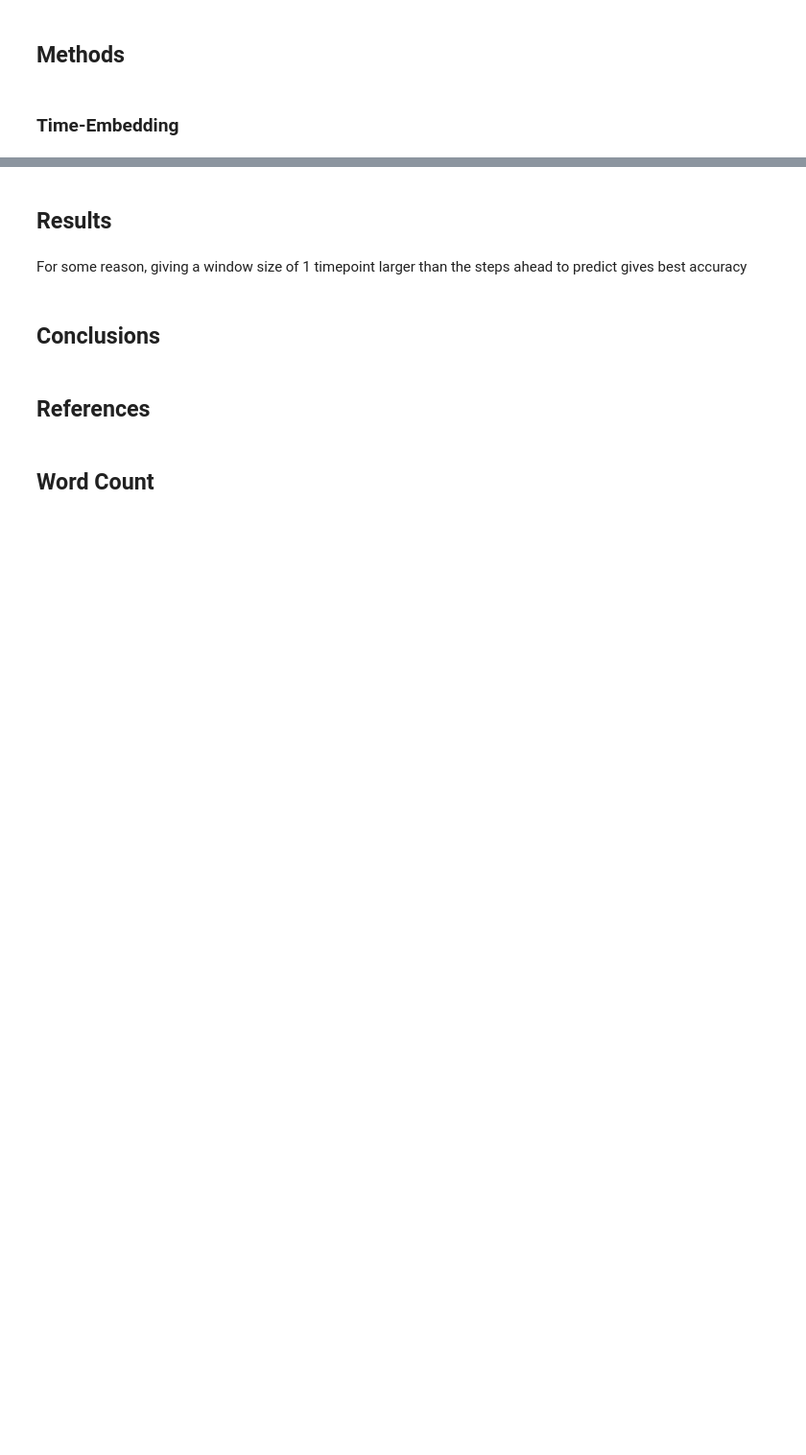
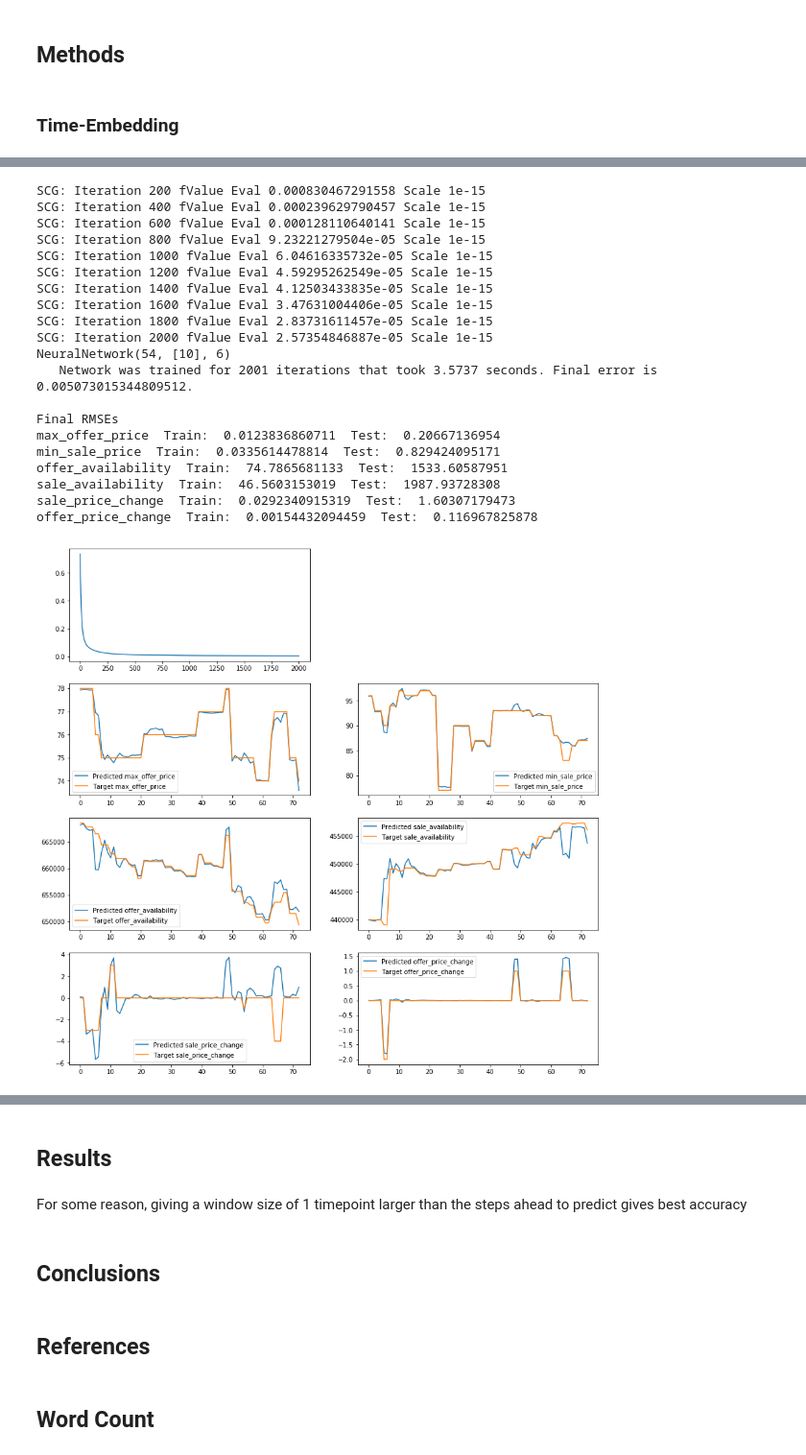
Before and after one commit to vicweeks/CS445-TermProject, a Jupyter notebook: TermProject.ipynb, the cells around one changed output, grey strips where cells are left out. Shown at 96% size. Drawn from its saved outputs; the diff is of its cells as text; code cells hidden in the pictures; blank space fills up the shorter version.

```diff
--- a/TermProject.ipynb
+++ b/TermProject.ipynb
@@ -211,0 +271,24 @@ NeuralNetwork(54, [10, 10, 10], 6)
+# %%
+compareItemToMarket(itemID=19718, allItems=False)
+# %% [output]
+SCG: Iteration 200 fValue Eval 0.000830467291558 Scale 1e-15
+SCG: Iteration 400 fValue Eval 0.000239629790457 Scale 1e-15
+SCG: Iteration 600 fValue Eval 0.000128110640141 Scale 1e-15
+SCG: Iteration 800 fValue Eval 9.23221279504e-05 Scale 1e-15
+SCG: Iteration 1000 fValue Eval 6.04616335732e-05 Scale 1e-15
+SCG: Iteration 1200 fValue Eval 4.59295262549e-05 Scale 1e-15
+SCG: Iteration 1400 fValue Eval 4.12503433835e-05 Scale 1e-15
+SCG: Iteration 1600 fValue Eval 3.47631004406e-05 Scale 1e-15
+SCG: Iteration 1800 fValue Eval 2.83731611457e-05 Scale 1e-15
+SCG: Iteration 2000 fValue Eval 2.57354846887e-05 Scale 1e-15
+NeuralNetwork(54, [10], 6)
+   Network was trained for 2001 iterations that took 3.5737 seconds. Final error is 0.005073015344809512.
+
+Final RMSEs
+max_offer_price  Train:  0.0123836860711  Test:  0.20667136954
+min_sale_price  Train:  0.0335614478814  Test:  0.829424095171
+offer_availability  Train:  74.7865681133  Test:  1533.60587951
+sale_availability  Train:  46.5603153019  Test:  1987.93728308
+sale_price_change  Train:  0.0292340915319  Test:  1.60307179473
+offer_price_change  Train:  0.00154432094459  Test:  0.116967825878
+[figure, added]
```
Also changed, not shown: parts of 9 cells of this notebook, 4 other files.
